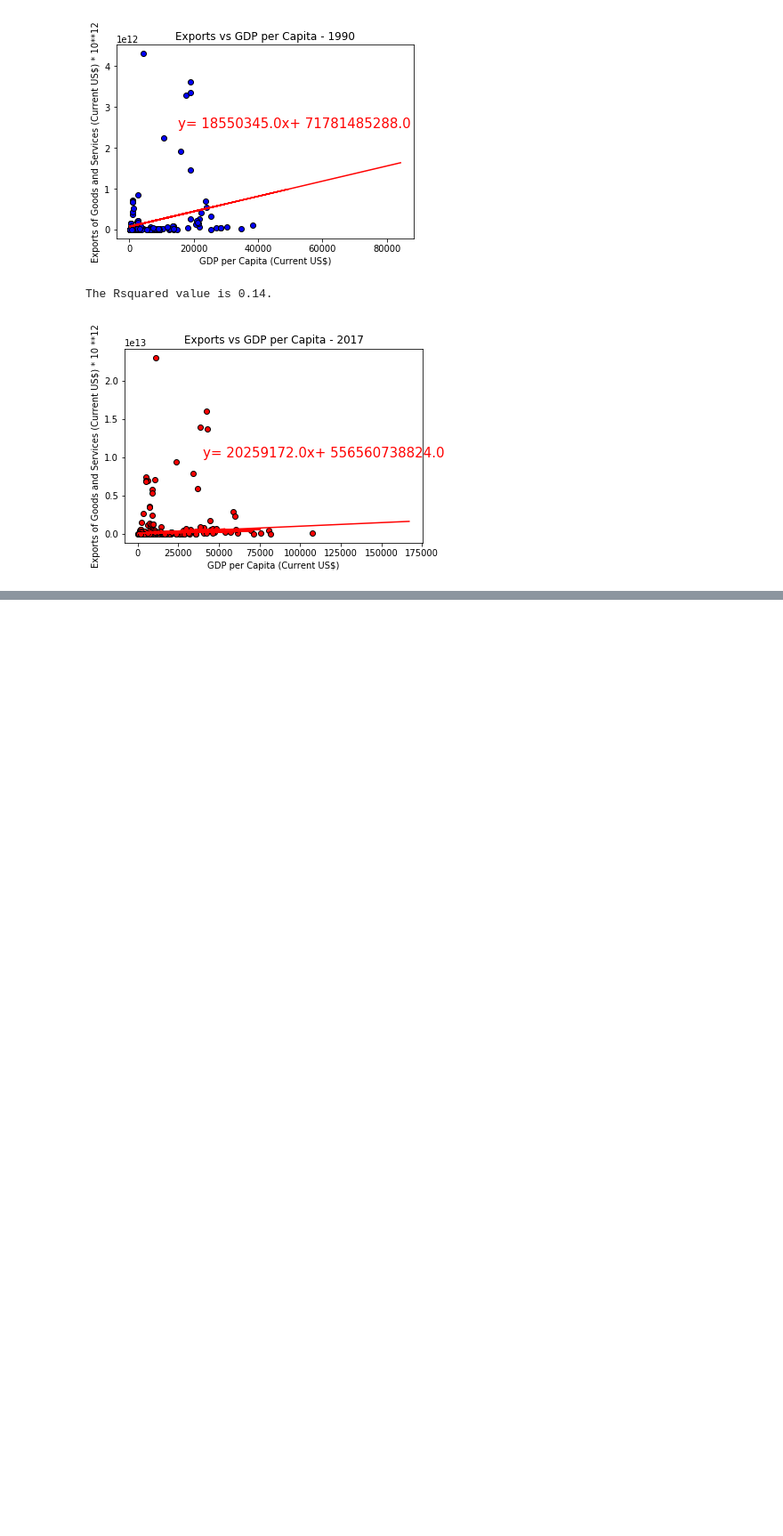
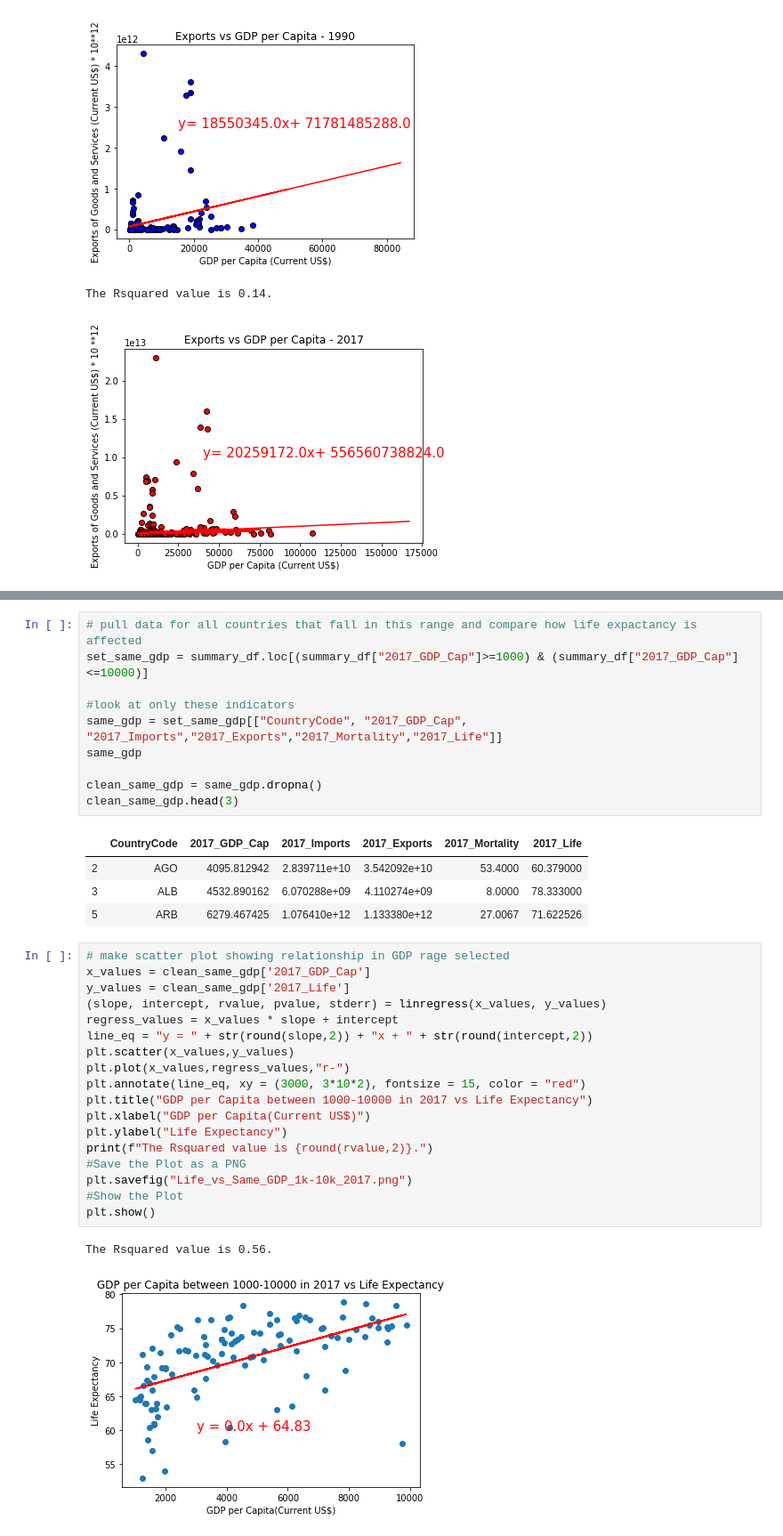
Before and after one commit to TVanEyck/Project1, a Jupyter notebook: World_Development_Indicators_JA.ipynb, the cells around one changed output, grey strips where cells are left out. Shown: that part at 89% size. Saved outputs shown, nothing was run; the diff lists cells and outputs as text; blank space fills up the shorter version.

```diff
--- a/World_Development_Indicators_JA.ipynb
+++ b/World_Development_Indicators_JA.ipynb
@@ -232,0 +307,36 @@ The Rsquared value is 0.25.
+# %%
+# pull data for all countries that fall in this range and compare how life expactancy is affected
+set_same_gdp = summary_df.loc[(summary_df["2017_GDP_Cap"]>=1000) & (summary_df["2017_GDP_Cap"] <=10000)]
+
+#look at only these indicators
+same_gdp = set_same_gdp[["CountryCode", "2017_GDP_Cap", "2017_Imports","2017_Exports","2017_Mortality","2017_Life"]]
+same_gdp
+
+clean_same_gdp = same_gdp.dropna()
+clean_same_gdp.head(3)
+# %% [output]
+|  | CountryCode | 2017_GDP_Cap | 2017_Imports | 2017_Exports | 2017_Mortality | 2017_Life |
+| 2 | AGO | 4095.812942 | 2.839711e+10 | 3.542092e+10 | 53.4000 | 60.379000 |
+| 3 | ALB | 4532.890162 | 6.070288e+09 | 4.110274e+09 | 8.0000 | 78.333000 |
+| 5 | ARB | 6279.467425 | 1.076410e+12 | 1.133380e+12 | 27.0067 | 71.622526 |
+# %%
+# make scatter plot showing relationship in GDP rage selected
+x_values = clean_same_gdp['2017_GDP_Cap']
+y_values = clean_same_gdp['2017_Life']
+(slope, intercept, rvalue, pvalue, stderr) = linregress(x_values, y_values)
+regress_values = x_values * slope + intercept
+line_eq = "y = " + str(round(slope,2)) + "x + " + str(round(intercept,2))
+plt.scatter(x_values,y_values)
+plt.plot(x_values,regress_values,"r-")
+plt.annotate(line_eq, xy = (3000, 3*10*2), fontsize = 15, color = "red")
+plt.title("GDP per Capita between 1000-10000 in 2017 vs Life Expectancy")
+plt.xlabel("GDP per Capita(Current US$)")
+plt.ylabel("Life Expectancy")
+print(f"The Rsquared value is {round(rvalue,2)}.")
+#Save the Plot as a PNG
+plt.savefig("Life_vs_Same_GDP_1k-10k_2017.png")
+#Show the Plot
+plt.show()
+# %% [output]
+The Rsquared value is 0.56.
+[figure, added]
```
Also changed, not shown: parts of 7 cells of this notebook, 7 other files.
